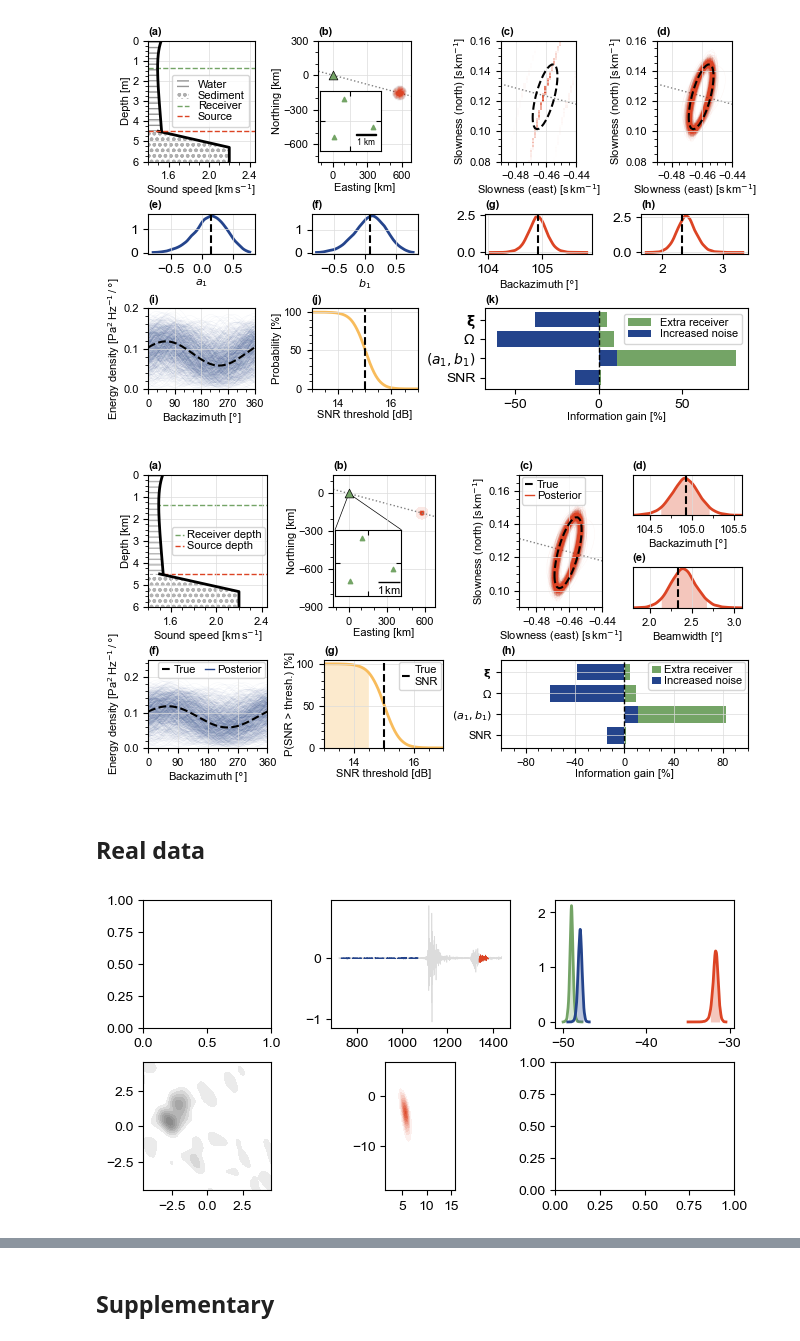
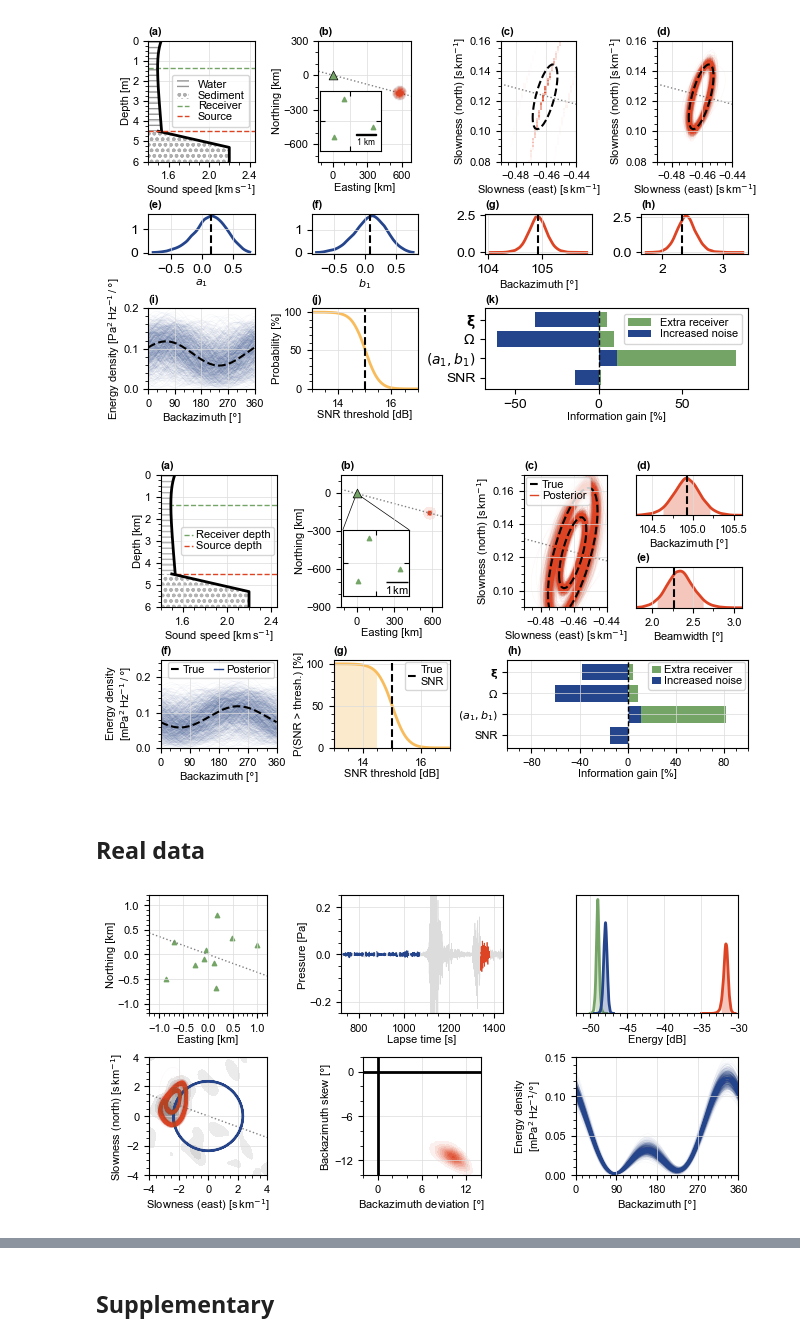
Before and after one commit to Claudia-Elijas/topophone2, a Jupyter notebook: docs/source/examples/figs_JASA-EL.ipynb, the cells around one changed output, grey strips where cells are left out. Drawn from its saved outputs; the diff is of its cells as text; code cells hidden in the pictures.

Commit message:
Fixed skew-normal density function.

```diff
--- a/docs/source/examples/figs_JASA-EL.ipynb
+++ b/docs/source/examples/figs_JASA-EL.ipynb
@@ -117,8 +120,8 @@ rel_IG_noisy = ig['rel_IG_noisy']
 
 #__ Noise field __
 baz = np.linspace(0, 360, 360)
-rho = harmonic2D_density(baz, a[:,None], b[:,None])
-rho_true = harmonic2D_density(baz, m_true[7][None,None], m_true[8][None,None])
+rho = harmonic2D_density((baz + 180) % 360, a[:,None], b[:,None])
+rho_true = harmonic2D_density((baz + 180) % 360, m_true[7][None,None], m_true[8][None,None])
 
 #__ Calculate density functions __
 density = density_function((gx,gy), xi[:1000], sigma[:1000], corr[:1000,None])
@@ -502,7 +505,7 @@ for ax, xlab, ylab in zip(axs,
     [
         r"Depth [km]", r"Northing [km]", r"Slowness (north) [s$\,$km$^{-1}$]",
         None, None,
-        r"Energy density\n[mPa$^2$$\,$Hz$^{-1}$$\,$/$\,\degree$]", r"P(SNR > thresh.) [%]", None
+        "Energy density\n"+r"[mPa$^2$$\,$Hz$^{-1}$$\,$/$\,\degree$]", r"P(SNR > thresh.) [%]", None
     ]
 ):
     if (xlab is not None): ax.set_xlabel(xlab, fontsize=small, labelpad=1.0)
@@ -651,7 +654,7 @@ axs[2].axline(
 
 #__ True __
 axs[2].contour(
-    1e3*gx, 1e3*gy, density_true[0], levels=[0.5],
+    1e3*gx, 1e3*gy, density_true[0], levels=[0.1,0.5],
     colors='k', linewidths=1.5, linestyles='--',
     zorder=2
 )
@@ -666,7 +669,7 @@ axs[2].legend(handles=handles, fontsize=small, loc='upper left', labelspacing=0.
 #__ Estimates __
 for i in range(1000):
     axs[2].contour(
-        1e3*gx, 1e3*gy, density[i], levels=[0.5],
+        1e3*gx, 1e3*gy, density[i], levels=[0.1,0.5],
         colors=theme[0], linewidths=0.3, alpha=0.05,
         zorder=1
     )
@@ -775,9 +778,9 @@ fig.get_layout_engine().set(h_pad=0.01, hspace=0.0)
 
 #__ Show figure __
 fig.show()
-fig.savefig('./data/figures/Figure_1.pdf', dpi=300, bbox_inches='tight')
+# fig.savefig('./data/figures/Figure_1.pdf', dpi=300, bbox_inches='tight')
 # %% [output]
-[figure, old version]
+[figure, new version]
 # %% [markdown]
 ## Real data
 # %%
@@ -986,8 +1004,12 @@ axs = [
 #__ Labels __
 for ax, xlab, ylab in zip(axs,
     [
+        r"Easting [km]", r"Lapse time [s]", r"Energy [dB]",
+        r"Slowness (east) [s$\,$km$^{-1}$]", r"Backazimuth deviation [$\degree$]", r"Backazimuth [$\degree$]"
     ],
     [
+        r"Northing [km]", r"Pressure [Pa]", None,
+        r"Slowness (north) [s$\,$km$^{-1}$]", r"Backazimuth skew [$\degree$]", "Energy density\n"+r"[mPa$^2$$\,$Hz$^{-1}$/$\degree$]"
     ]
 ):
     if (xlab is not None): ax.set_xlabel(xlab, fontsize=small, labelpad=1.0)
@@ -996,12 +1018,20 @@ for ax, xlab, ylab in zip(axs,
 #__ Ticks __
 for ax, xlims, ylims, xticks, yticks in zip(axs,
     [
+        (-1.2,1.2), (t[0],t[-1]), (-52,-30),
+        (-4,4), (-2,14), (0,360)
     ],
     [
+        (-1.2,1.2), (-0.25,0.25), (0,2.2),
+        (-4,4), (-14,2), (0,0.15)
     ],
     [
+        (0.5,0.1), (200,50), (5,1),
+        (2,0.5), (6,2), (90,15)
     ],
     [
+        (0.5,0.1), (0.2,0.05), None,
+        (2,0.5), (6,2), (0.05,0.01)
     ]
 ):
     if xlims is not None:
@@ -1020,6 +1050,20 @@ for ax, xlims, ylims, xticks, yticks in zip(axs,
     ax.grid(color='gainsboro', linewidth=0.5)
 
 #________ PLOT: RECEIVER GEOMETRY ________#
+
+#__ Plot receivers __
+axs[0].scatter(
+    1e-3*x[:,0], 1e-3*x[:,1],
+    c=theme[1], s=10, marker='^',
+    zorder=1
+)
+
+#__ Plot reference line __
+axs[0].axline(
+    (0,0), (np.sin(np.radians(110)), np.cos(np.radians(110))),
+    ls=':', color='gray', lw=1.0,
+    zorder=1
+)
 
 #________ PLOT: WAVEFORM ________#
 
@@ -1057,32 +1101,67 @@ axs[2].fill_between(wn1_vec[in_ci], p_wn1[in_ci], color=theme[1], alpha=0.3, lw=
 axs[2].plot(
     wn2_vec, p_wn2,
     color=theme[2], lw=2.0,
     zorder=1
 )
 in_ci = np.logical_and(wn2_vec>=wn2_05, wn2_vec<=wn2_95)
 axs[2].fill_between(wn2_vec[in_ci], p_wn2[in_ci], color=theme[2], alpha=0.3, lw=0, zorder=1)
 
 #________ PLOT: BEAMFORMING & SIGNAL ________#
 
 #__ Beamforming __
 axs[3].contourf(
     1e3*px, 1e3*py, B_band.T,
     cmap='cmc.grayC_r', vmin=0.1, vmax=0.8, levels=8,
     zorder=1
 )
 
+#__ Signal __
+for i in range(1000):
+    axs[3].contour(
+        1e3*gx, 1e3*gy, p[i], levels=[0.1, 0.5],
+        colors=theme[0], linewidths=0.3, alpha=0.05,
+        zorder=3
+    )
+
+#__ Noise __
+cx, cy = np.cos(np.radians(baz)), np.sin(np.radians(baz))
+rs0 = 1e3 * s0[:1000]                                         # [s/km]
+axs[3].plot(
+    np.outer(cx, rs0), np.outer(cy, rs0),
+    color=theme[2], lw=0.3, alpha=0.05,
+    zorder=2
+)
+
+#__ Plot reference line __
+axs[3].axline(
+    (0,0), (np.sin(np.radians(110)), np.cos(np.radians(110))),
+    ls=':', color='gray', lw=1.0,
+    zorder=1
+)
+
 #________ PLOT: SIGNAL MARGINAL ________#
 
 #__ Cross-plot __
 axs[4].contourf(
-    (v0-180)%360-110, v1, density,
+    (v0-180)%360-110, v1, density.T,
     cmap=cmap0, vmin=0.01, levels=10,
     zorder=1
 )
 
+#__ Reference axes __
+axs[4].axvline(0, c='k', lw=2.0, zorder=2)
+axs[4].axhline(0, c='k', lw=2.0, zorder=2)
+
 #________ PLOT: NOISE FIELD ________#
+
+for i in range(1000):
+    axs[5].plot(
+        baz, 1e6*rho[i] * 10**(w_n2[i]/10) * np.pi/180,
+        color=theme[2], lw=0.3, alpha=0.05,
+        zorder=1
+    )
 
 #__ Show figure __
 fig.show()
 # %% [output]
-[figure, old version]
+[figure, new version]
```
Also changed, not shown: parts of 3 cells of this notebook, 3 other files.
